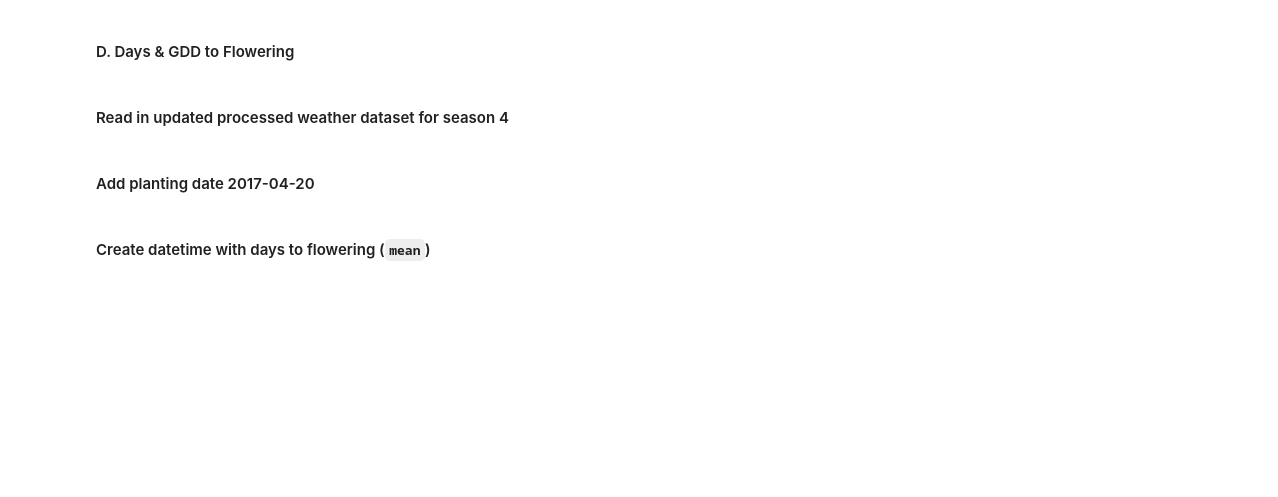
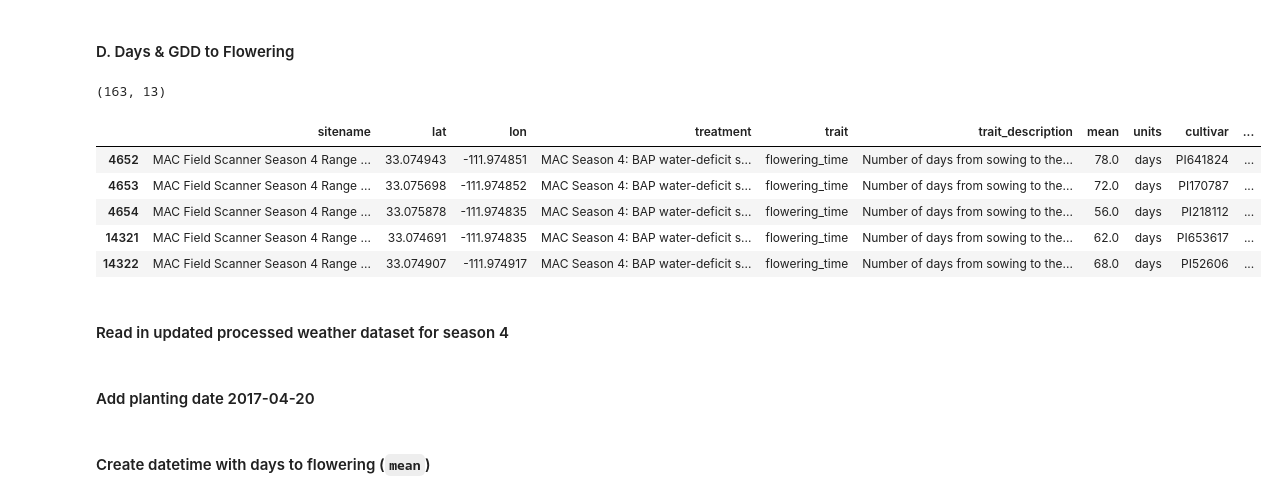
Before and after one commit to genophenoenvo/terraref-datasets, a Jupyter notebook: notebooks/mac_season_4_data_cleaning.ipynb, the cells around one changed output. Saved outputs shown, nothing was run; the diff lists cells and outputs as text; code cells hidden in the pictures; blank space fills up the shorter version.

```diff
--- a/notebooks/mac_season_4_data_cleaning.ipynb
+++ b/notebooks/mac_season_4_data_cleaning.ipynb
@@ -164,7 +164,7 @@ df = read_in_csv(folder_name=folder_name, file_name=season_4_input_filename)
 cols_to_drop = ['Unnamed: 0', 'checked', 'result_type', 'id', 'citation_id', 'site_id', 'treatment_id',
                 'scientificname', 'commonname', 'genus', 'species_id', 'cultivar_id', 'author',
                 'citation_year', 'time', 'month', 'year', 'n', 'statname', 'stat', 'notes', 'access_level',
-                'entity', 'view_url', 'edit_url', 'date', 'dateloc', 'city', 'treatment']
+                'entity', 'view_url', 'edit_url', 'date', 'dateloc', 'city']
 
 df_1 = df.drop(labels=cols_to_drop, axis=1)
 # print(df_1.shape)
@@ -404,9 +307,17 @@ chm_6.head(3)
 # %% [markdown]
 #### D. Days & GDD to Flowering
 # %%
-fl_0 = pd.read_csv('data/raw/season_4_traits/season_4_flowering_time_manual.csv')
-print(fl_0.shape)
+fl_0 = df_3.loc[(df_3.trait == 'flowering_time')]
+# print(fl_0.shape)
 # fl_0.head()
+# %% [output]
+(163, 13)
+|  | sitename | lat | lon | treatment | trait | trait_description | mean | units | cultivar | ... |
+| 4652 | MAC Field Scanner Season 4 Range ... | 33.074943 | -111.974851 | MAC Season 4: BAP water-deficit s... | flowering_time | Number of days from sowing to the... | 78.0 | days | PI641824 | ... |
+| 4653 | MAC Field Scanner Season 4 Range ... | 33.075698 | -111.974852 | MAC Season 4: BAP water-deficit s... | flowering_time | Number of days from sowing to the... | 72.0 | days | PI170787 | ... |
+| 4654 | MAC Field Scanner Season 4 Range ... | 33.075878 | -111.974835 | MAC Season 4: BAP water-deficit s... | flowering_time | Number of days from sowing to the... | 56.0 | days | PI218112 | ... |
+| 14321 | MAC Field Scanner Season 4 Range ... | 33.074691 | -111.974835 | MAC Season 4: BAP water-deficit s... | flowering_time | Number of days from sowing to the... | 62.0 | days | PI653617 | ... |
+| 14322 | MAC Field Scanner Season 4 Range ... | 33.074907 | -111.974917 | MAC Season 4: BAP water-deficit s... | flowering_time | Number of days from sowing to the... | 68.0 | days | PI52606 | ... |
 # %% [markdown]
 #### Read in updated processed weather dataset for season 4
 # %%
```
Also changed, not shown: parts of 46 cells of this notebook.
